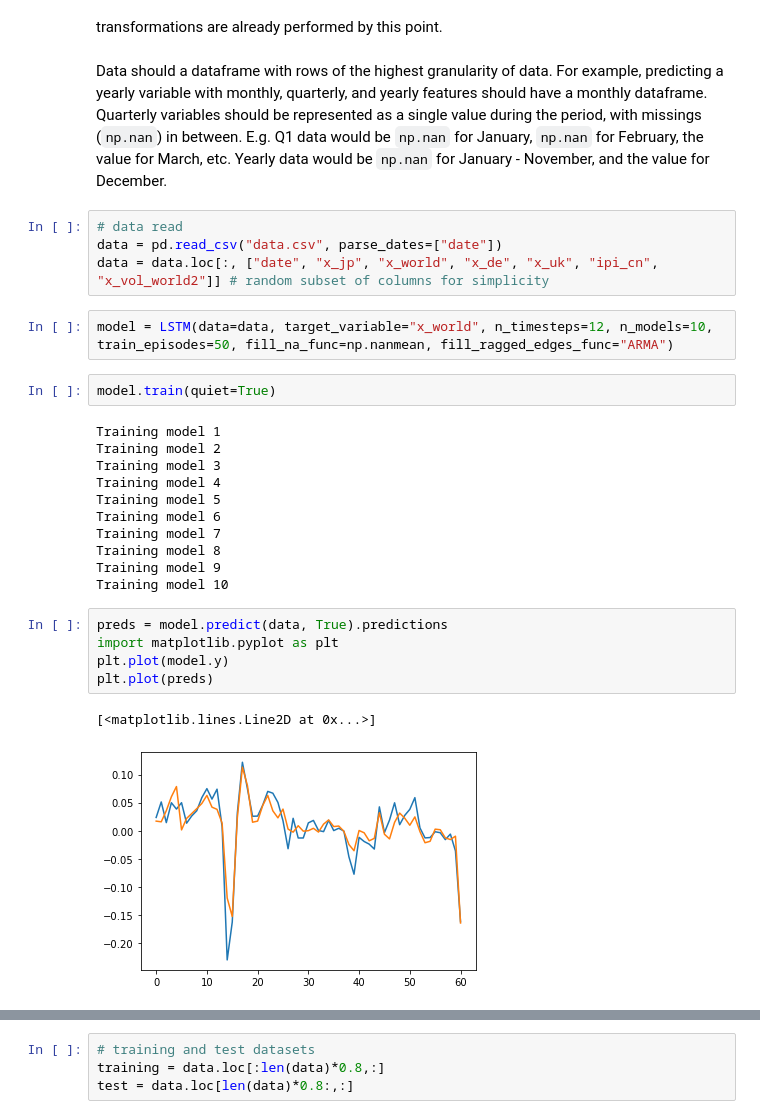
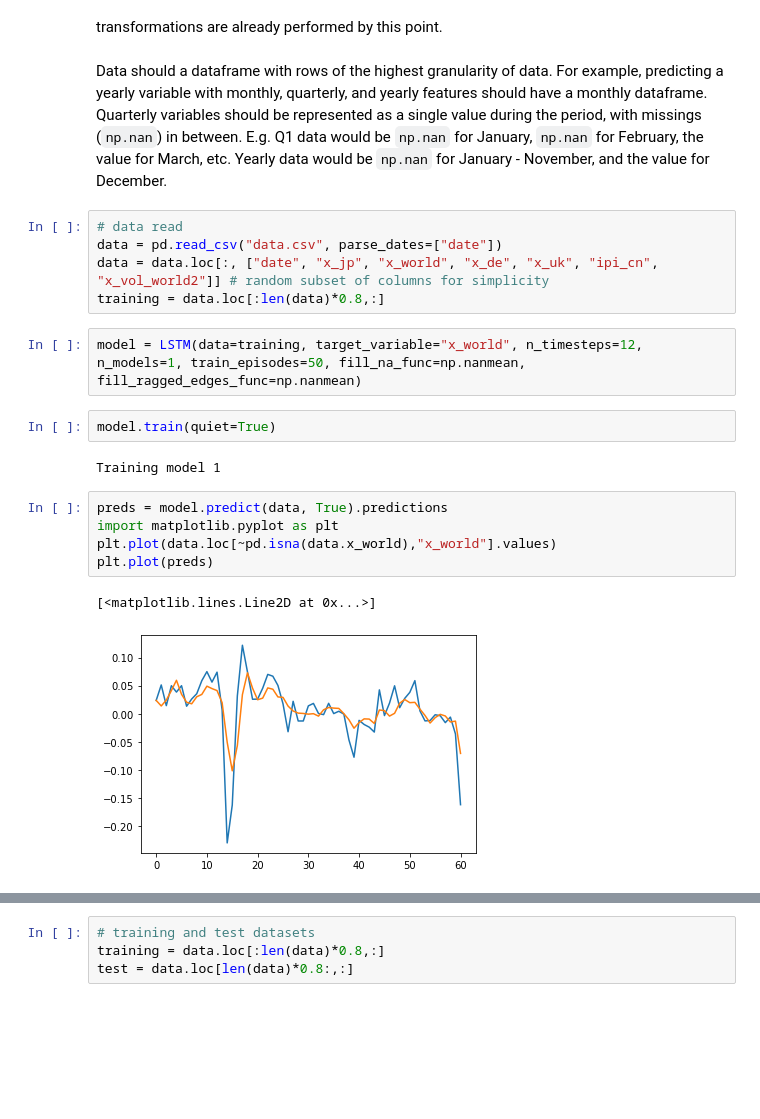
Before and after one commit to dhopp1/nowcast_lstm, a Jupyter notebook: nowcast_lstm_example.ipynb, the cells around one changed output, grey strips where cells are left out. Drawn from its saved outputs; the diff is of its cells as text; blank space fills up the shorter version.

Commit message:
reworking ragged X function

```diff
--- a/nowcast_lstm_example.ipynb
+++ b/nowcast_lstm_example.ipynb
@@ -16,26 +16,18 @@ Data should a dataframe with rows of the highest granularity of data. For exampl
 # data read
 data = pd.read_csv("data.csv", parse_dates=["date"])
 data = data.loc[:, ["date", "x_jp", "x_world", "x_de", "x_uk", "ipi_cn", "x_vol_world2"]] # random subset of columns for simplicity
+training = data.loc[:len(data)*0.8,:]
 # %%
-model = LSTM(data=data, target_variable="x_world", n_timesteps=12, n_models=10, train_episodes=50, fill_na_func=np.nanmean, fill_ragged_edges_func="ARMA")
+model = LSTM(data=training, target_variable="x_world", n_timesteps=12, n_models=1, train_episodes=50, fill_na_func=np.nanmean, fill_ragged_edges_func=np.nanmean)
 # %%
 model.train(quiet=True)
 # %% [output]
 Training model 1
-Training model 2
-Training model 3
-Training model 4
-Training model 5
-Training model 6
-Training model 7
-Training model 8
-Training model 9
-Training model 10
 # %%
 preds = model.predict(data, True).predictions
 import matplotlib.pyplot as plt
-plt.plot(model.y)
+plt.plot(data.loc[~pd.isna(data.x_world),"x_world"].values)
 plt.plot(preds)
 # %% [output]
 [<matplotlib.lines.Line2D at 0x...>]
-[figure, old version]
+[figure, new version]
```
Also changed, not shown: parts of 3 cells of this notebook, 3 other files.
